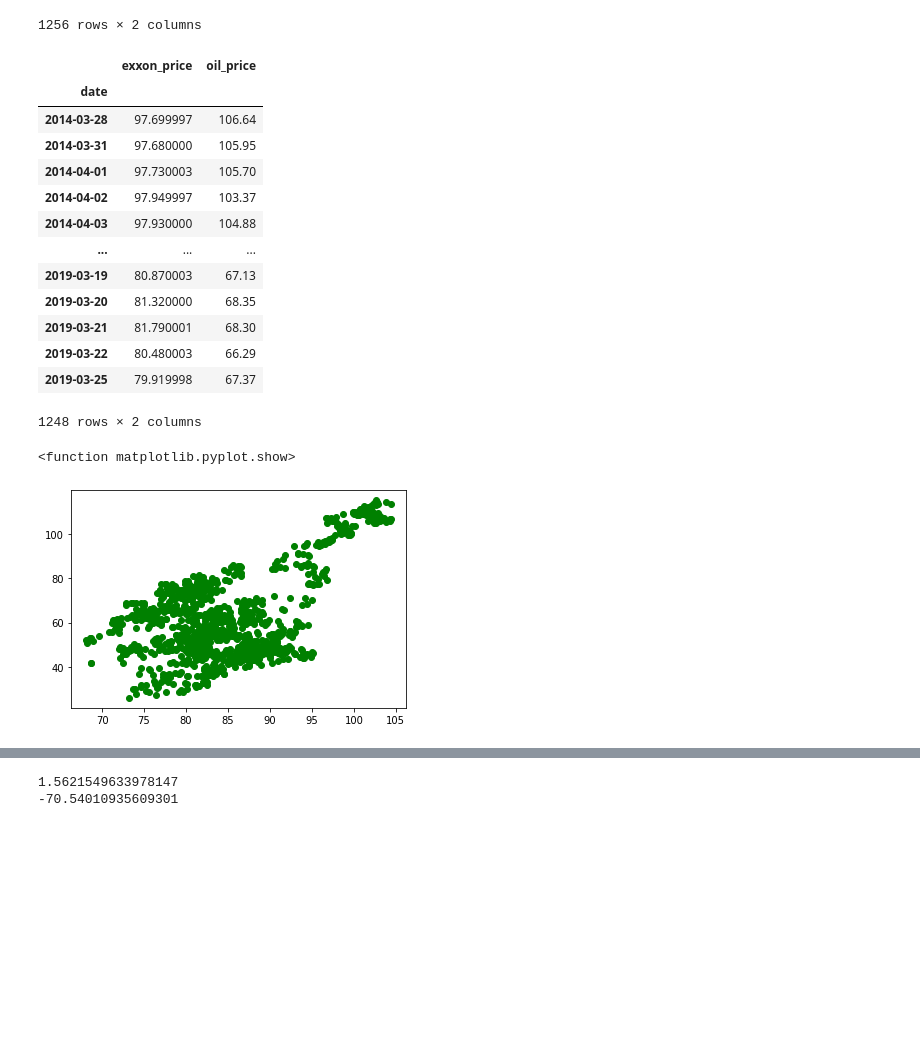
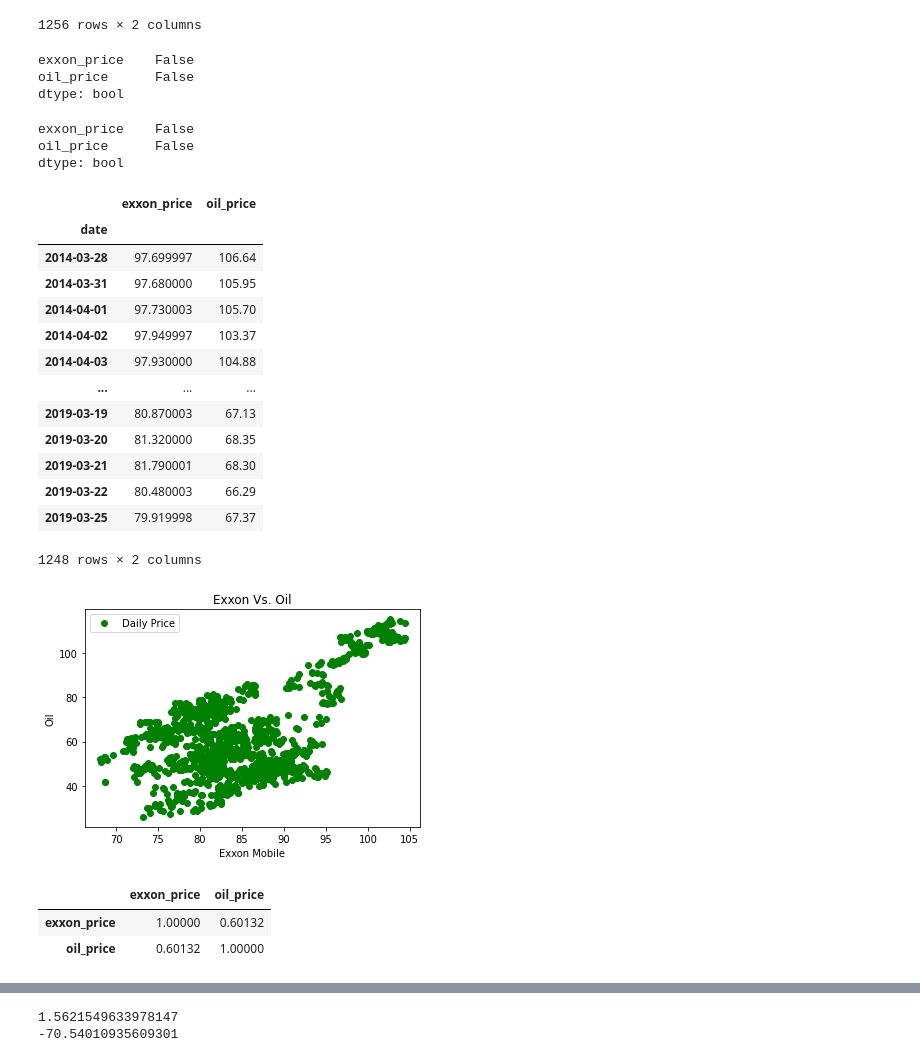
Before and after one commit to VictorMercier/Track-Data-Science, a Jupyter notebook: LinearRegression.ipynb, the cells around one changed output, grey strips where cells are left out. Saved outputs shown, nothing was run; the diff lists cells and outputs as text; code cells hidden in the pictures; blank space fills up the shorter version.

```diff
--- a/LinearRegression.ipynb
+++ b/LinearRegression.ipynb
@@ -75,13 +90,19 @@ data
 | 2019-03-25 | 79.919998 | 67.37 |
 1256 rows × 2 columns
 # %%
-# Je vérifie s'il y a des cases vides (i.e avec des NA ou NaN)
-data.isna().any()
+# Je vérifie s'il y a des cases vides (i.e avec des NA ou NaN), on peut retirer le display
+display(data.isna().any())
 
 # Etant donné que j'ai True, je vais les enlever avec la fonction .dropna()
 data = data.dropna()
 data
 # %% [output]
+exxon_price    False
+oil_price      False
+dtype: bool
+exxon_price    False
+oil_price      False
+dtype: bool
 |  | exxon_price | oil_price |
 | date |  |  |
 | 2014-03-28 | 97.699997 | 106.64 |
@@ -95,15 +116,25 @@ data
 | 2019-03-21 | 81.790001 | 68.30 |
 | 2019-03-22 | 80.480003 | 66.29 |
 | 2019-03-25 | 79.919998 | 67.37 |
-1248 rows × 2 columns
+1248 rows × 2 columns
 # %%
 # Je définis mes axes x et y
 x = data["exxon_price"]
 y = data["oil_price"]
 
-# 1er graph simple sous forme de rond, d'où le "o" qui indique le format.
-plt.plot(x, y, "o", color = "green")
-plt.show
+# 1er graph simple sous forme de rond, d'où le "o" qui indique le format, "cercles".
+plt.plot(x, y, "o", color = "green", label = "Daily Price")
+plt.title("Exxon Vs. Oil")
+plt.xlabel("Exxon Mobile")
+plt.ylabel("Oil")
+plt.legend()
+plt.show()
 # %% [output]
-<function matplotlib.pyplot.show>
-[figure, old version]
+[figure, new version]
+# %%
+#mesurer la corrélation
+data.corr()
+# %% [output]
+|  | exxon_price | oil_price |
+| exxon_price | 1.00000 | 0.60132 |
+| oil_price | 0.60132 | 1.00000 |
```
Also changed, not shown: parts of 14 cells of this notebook.
